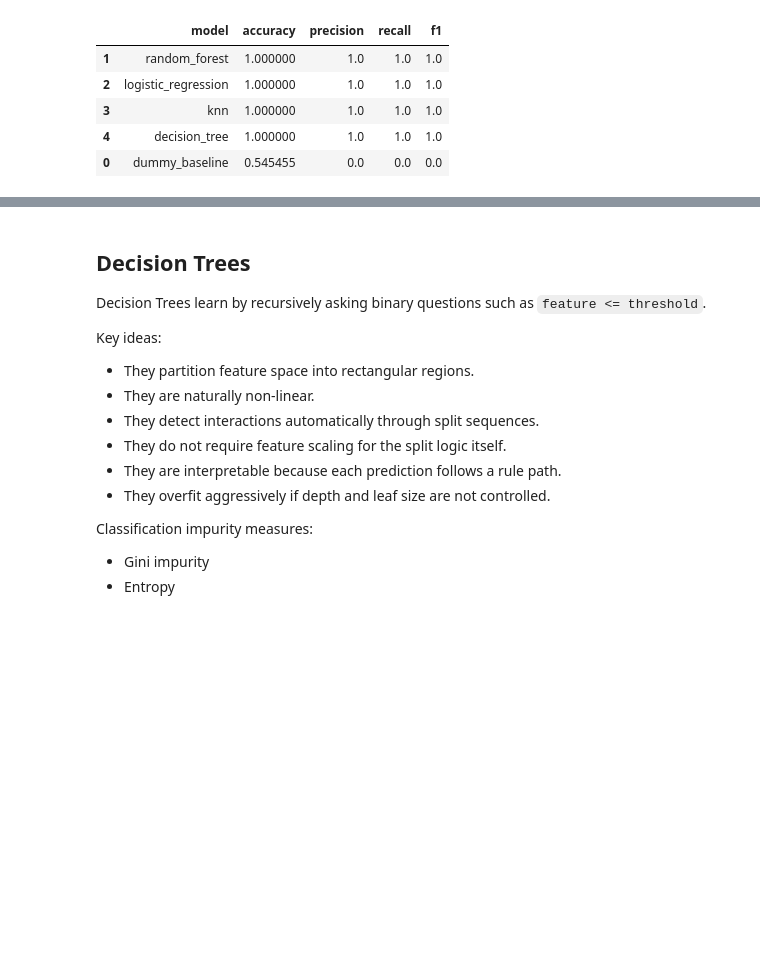
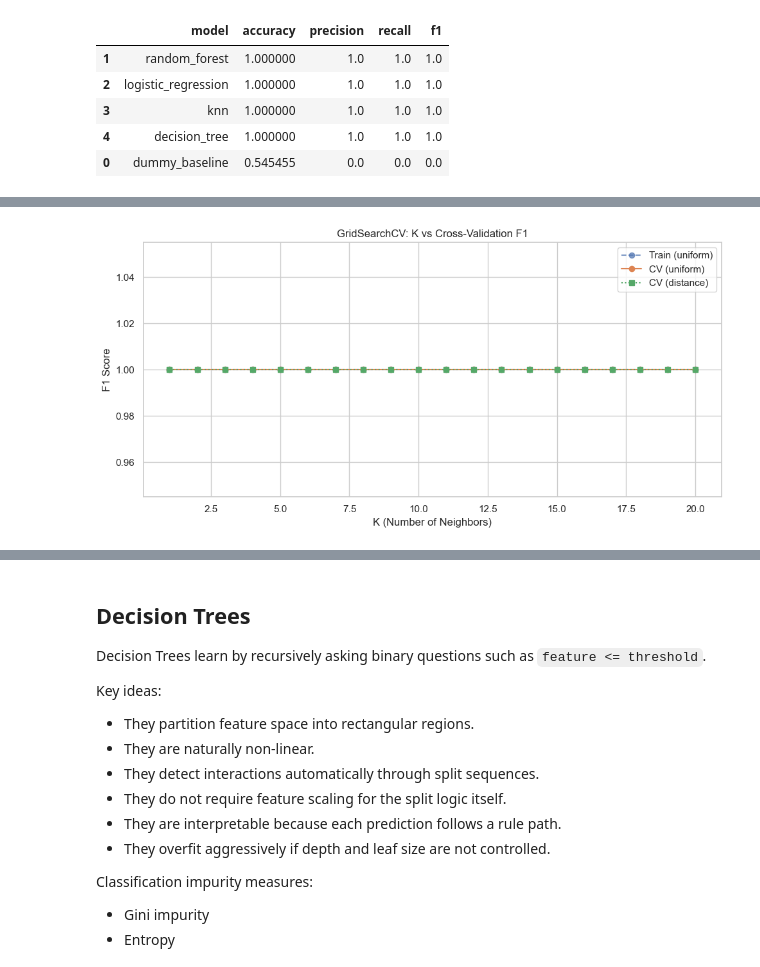
Before and after one commit to kalviumcommunity/S66-0426-Niru-FloodRisk-MachineLearning, a Jupyter notebook: notebooks/complete_project_workflow.ipynb, the cells around one changed output, grey strips where cells are left out. Drawn from its saved outputs; the diff is of its cells as text; code cells hidden in the pictures; blank space fills up the shorter version.

Commit message:
Add GridSearchCV notebook workflow

```diff
--- a/notebooks/complete_project_workflow.ipynb
+++ b/notebooks/complete_project_workflow.ipynb
@@ -542,0 +549,21 @@ Random Forest CV F1 mean: 1.0
+# %%
+# This tunes KNN with a leakage-safe pipeline and compares it to baseline and defaults.
+knn_pipeline = Pipeline([('scaler', StandardScaler()), ('knn', KNeighborsClassifier())])
+knn_baseline = DummyClassifier(strategy='most_frequent')
+knn_baseline.fit(X_train, y_train)
+baseline_f1 = f1_score(y_test, knn_baseline.predict(X_test), zero_division=0)
+untuned_knn = Pipeline([('scaler', StandardScaler()), ('knn', KNeighborsClassifier(n_neighbors=5, weights='uniform'))])
+untuned_knn.fit(X_train, y_train)
+untuned_f1 = f1_score(y_test, untuned_knn.predict(X_test), zero_division=0)
+knn_param_grid = {'knn__n_neighbors': range(1, 21), 'knn__weights': ['uniform', 'distance']}
+knn_grid = GridSearchCV(knn_pipeline, knn_param_grid, cv=5, scoring='f1', return_train_score=True, n_jobs=-1)
+knn_grid.fit(X_train, y_train)
+best_knn_model = knn_grid.best_estimator_
+best_knn_pred = best_knn_model.predict(X_test)
+best_knn_test_f1 = f1_score(y_test, best_knn_pred, zero_division=0)
+print('Baseline F1:', baseline_f1)
+print('Untuned KNN F1:', untuned_f1)
+print('Best Parameters:', knn_grid.best_params_)
+print('Best CV F1:', knn_grid.best_score_)
+print('Test F1:', best_knn_test_f1)
+print(classification_report(y_test, best_knn_pred, target_names=['No Flood', 'Flood']))
@@ -542,0 +584,4 @@ Random Forest CV F1 mean: 1.0
+# %%
+# This reviews the top KNN GridSearchCV configurations.
+knn_results_df = pd.DataFrame(knn_grid.cv_results_)[['param_knn__n_neighbors', 'param_knn__weights', 'mean_train_score', 'mean_test_score', 'std_test_score', 'rank_test_score']]
+display(knn_results_df.sort_values('rank_test_score').head(10))
@@ -542,0 +600,19 @@ Random Forest CV F1 mean: 1.0
+# %%
+# This plots train and cross-validation F1 across K values.
+uniform_mask = knn_results_df['param_knn__weights'] == 'uniform'
+distance_mask = knn_results_df['param_knn__weights'] == 'distance'
+k_values = knn_results_df[uniform_mask]['param_knn__n_neighbors'].astype(int)
+plt.figure(figsize=(10, 5))
+plt.plot(k_values, knn_results_df[uniform_mask]['mean_train_score'], label='Train (uniform)', linestyle='--', marker='o', alpha=0.7)
+plt.plot(k_values, knn_results_df[uniform_mask]['mean_test_score'], label='CV (uniform)', marker='o')
+plt.plot(k_values, knn_results_df[distance_mask]['mean_test_score'], label='CV (distance)', marker='s', linestyle=':')
+plt.fill_between(k_values, knn_results_df[uniform_mask]['mean_test_score'] - knn_results_df[uniform_mask]['std_test_score'], knn_results_df[uniform_mask]['mean_test_score'] + knn_results_df[uniform_mask]['std_test_score'], alpha=0.15)
+plt.xlabel('K (Number of Neighbors)')
+plt.ylabel('F1 Score')
+plt.title('GridSearchCV: K vs Cross-Validation F1')
+plt.legend()
+plt.grid(True)
+plt.tight_layout()
+plt.show()
+# %% [output]
+[figure, added]
```
Also changed, not shown: parts of 11 cells of this notebook.
